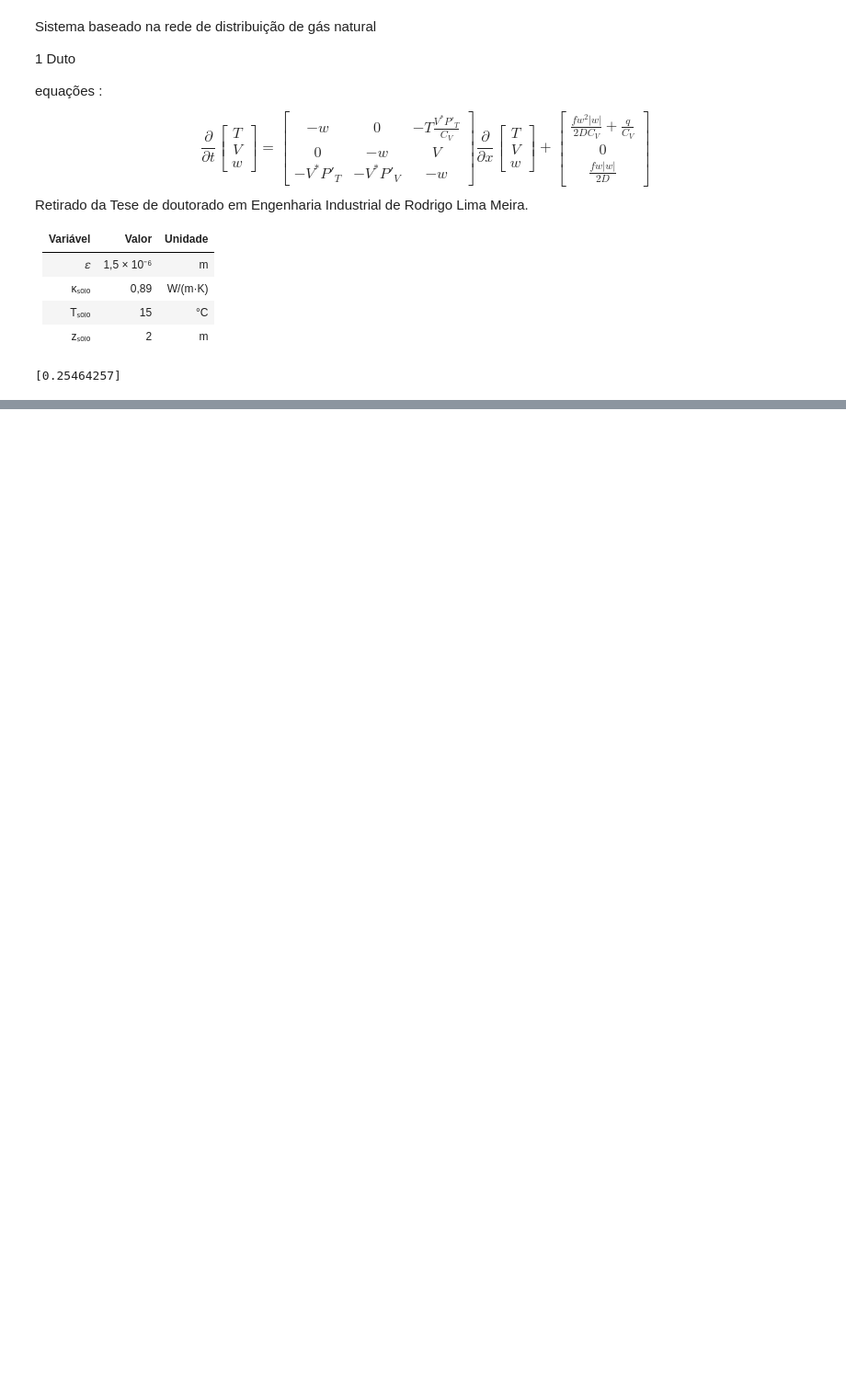
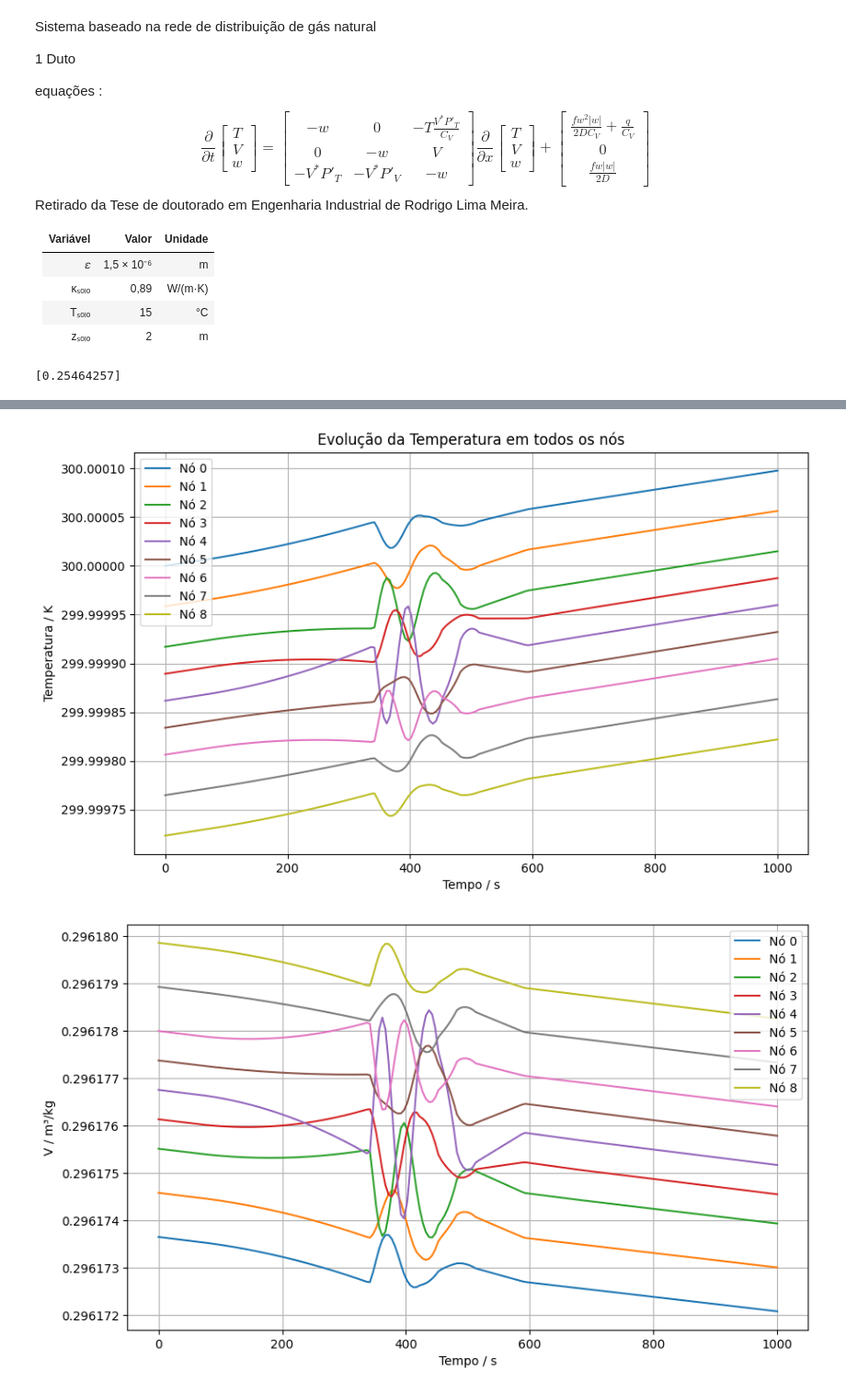
Before and after one commit to MMatheusB/UFBA, a Jupyter notebook: New_project_2/teste.ipynb, the cells around one changed output, grey strips where cells are left out. Shown: that part at 92% size. Cells and saved outputs as stored; diff of their text form; code cells hidden in the pictures; blank space fills up the shorter version.

```diff
--- a/New_project_2/teste.ipynb
+++ b/New_project_2/teste.ipynb
@@ -159,0 +214,45 @@ print(w0_sol)
+# %%
+import matplotlib.ticker as mtick
+
+plt.figure(figsize=(10, 6))
+for i in range(n_nodes):
+    plt.plot(sol.t, sol.y[0::3][i], label=f'Nó {i}')
+plt.xlabel('Tempo / s')
+plt.ylabel('Temperatura / K')
+plt.title('Evolução da Temperatura em todos os nós')
+plt.legend()
+plt.grid(True)
+
+ax = plt.gca()
+ax.yaxis.set_major_formatter(mtick.ScalarFormatter())
+ax.ticklabel_format(useOffset=False, style='plain')  # força números "normais"
+plt.show()
+
+plt.figure(figsize=(10, 6))
+for i in range(n_nodes):
+    plt.plot(sol.t, sol.y[1::3][i], label=f'Nó {i}')
+plt.xlabel('Tempo / s')
+plt.ylabel('V / m³/kg')
+plt.legend()
+plt.grid(True)
+
+ax = plt.gca()
+ax.yaxis.set_major_formatter(mtick.ScalarFormatter())
+ax.ticklabel_format(useOffset=False, style='plain')
+plt.show()
+
+plt.figure(figsize=(10, 6))
+for i in range(n_nodes):
+    plt.plot(sol.t, sol.y[2::3][i], label=f'Nó {i}')
+plt.xlabel('Tempo / s')
+plt.ylabel('Velocidade / m/s')
+plt.legend()
+plt.grid(True)
+
+ax = plt.gca()
+ax.yaxis.set_major_formatter(mtick.ScalarFormatter())
+ax.ticklabel_format(useOffset=False, style='plain')
+plt.show()
+# %% [output]
+[figure, added]
+[figure, added]
```
Also changed, not shown: parts of 9 cells of this notebook, 1 other file.
